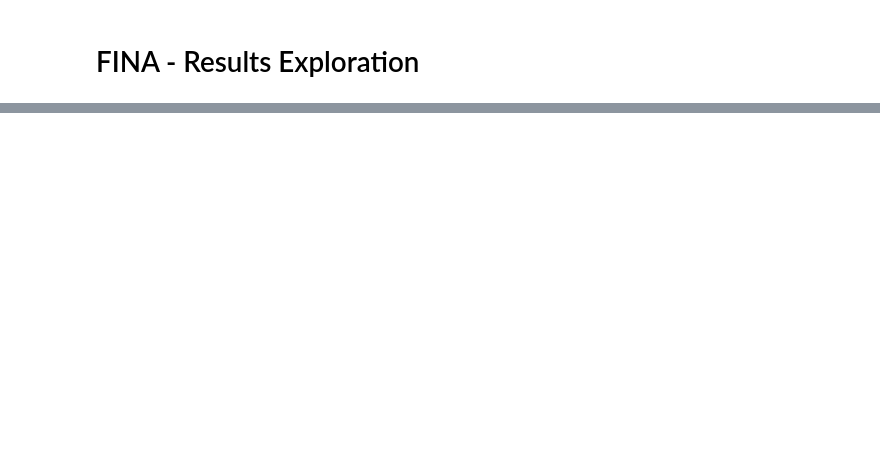
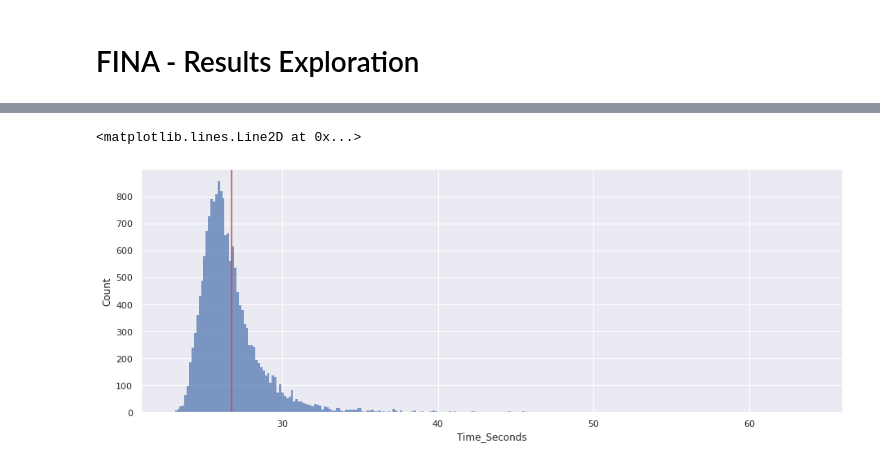
Before and after one commit to gbodra/fina-results, a Jupyter notebook: Results_Analysis.ipynb, the cells around one changed output, grey strips where cells are left out. Drawn from its saved outputs; the diff is of its cells as text; code cells hidden in the pictures; blank space fills up the shorter version.

```diff
--- a/Results_Analysis.ipynb
+++ b/Results_Analysis.ipynb
@@ -112,0 +153,3 @@ Name: Time_Seconds, dtype: float64
+# %%
+results_df_filtered = results_df.loc[ (results_df.DisciplineName == 'Women 50m Freestyle')] # (results_df.PhaseName == 'Finals') &
+results_df_filtered['Time_Seconds'].describe()
@@ -140,0 +184,9 @@ sns.lineplot(data=results_df_filtered, x="Year", y="Time_Seconds")
+# %%
+g = sns.displot(data=results_df_filtered, x='Time_Seconds', palette="crest", fill=True,alpha=.7, linewidth=0,)
+g.fig.set_figwidth(15)
+g.fig.set_figheight(5)
+mean = results_df_filtered['Time_Seconds'].mean()
+plt.axvline(mean, color='r')
+# %% [output]
+<matplotlib.lines.Line2D at 0x...>
+[figure, added]
```
Also changed, not shown: parts of 29 cells of this notebook, 4 other files.
